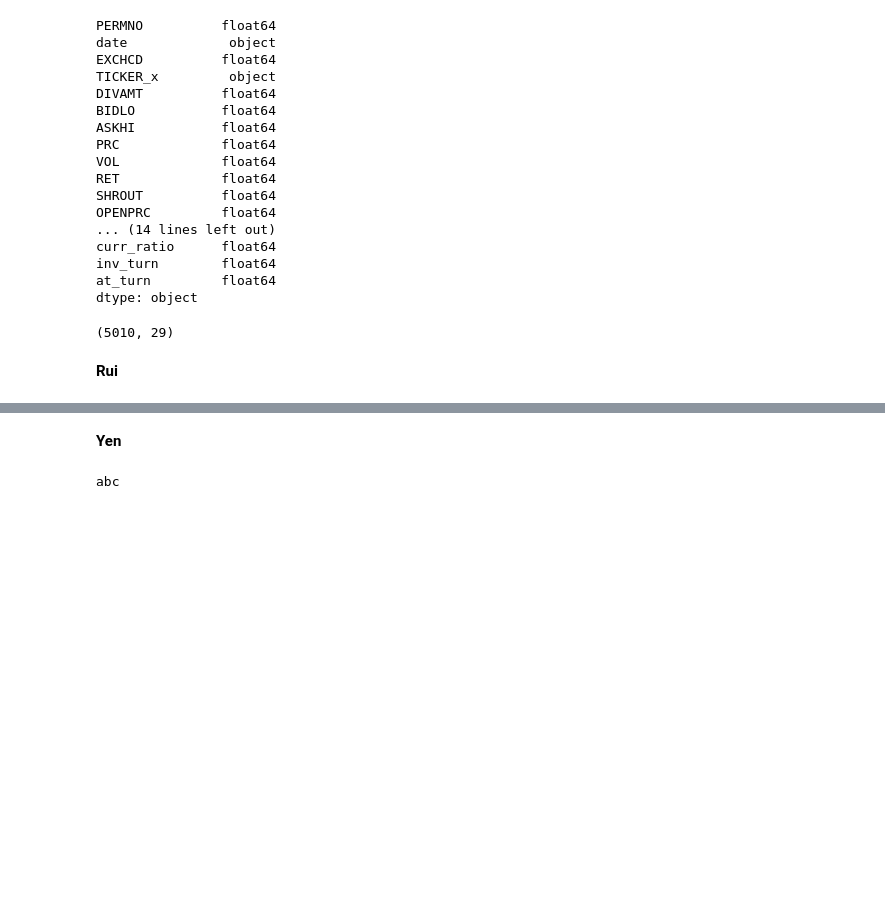
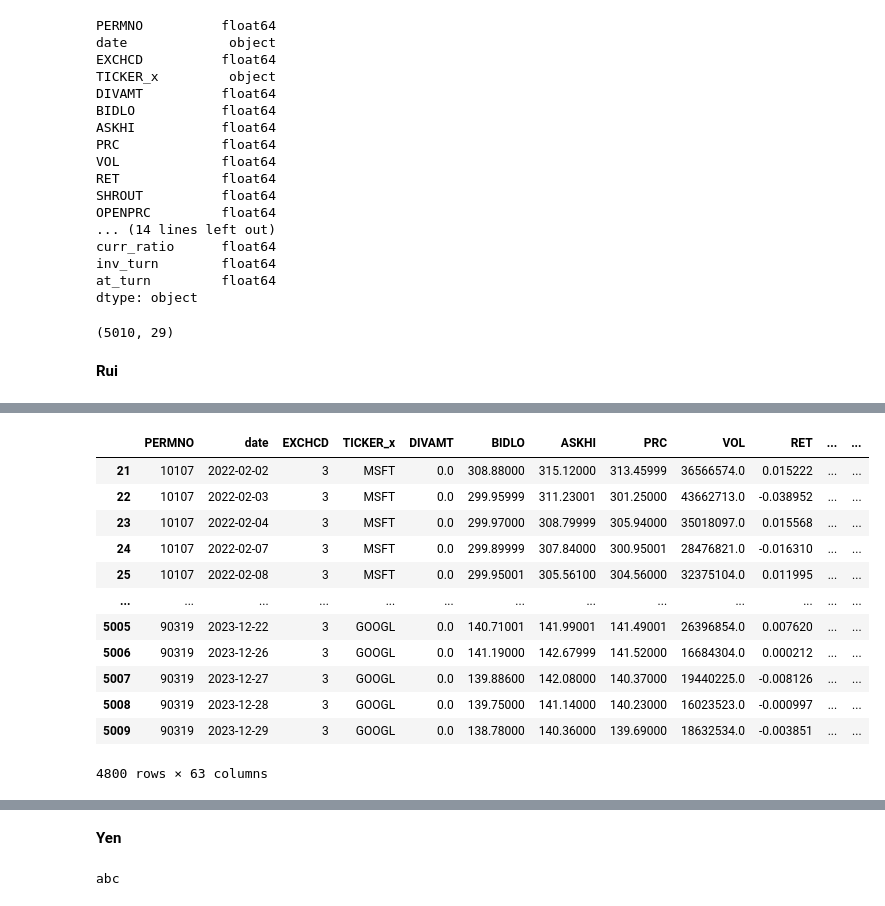
Before and after one commit to kaki1995/BA-stock-portfolio-analysis, a Jupyter notebook: Submission_Project_Codes.ipynb, the cells around one changed output, grey strips where cells are left out. Cells and saved outputs as stored; diff of their text form; code cells hidden in the pictures; blank space fills up the shorter version.

```diff
--- a/Submission_Project_Codes.ipynb
+++ b/Submission_Project_Codes.ipynb
@@ -294,0 +439,18 @@ merged_droped_df.to_csv('Merged_dataset_clean.csv', index=False)
+# %%
+# Drop rows with NaN values due to lagging
+stock_lag1.dropna(inplace=True)
+stock_lag1
+# %% [output]
+|  | PERMNO | date | EXCHCD | TICKER_x | DIVAMT | BIDLO | ASKHI | PRC | VOL | RET | ... | ... |
+| 21 | 10107 | 2022-02-02 | 3 | MSFT | 0.0 | 308.88000 | 315.12000 | 313.45999 | 36566574.0 | 0.015222 | ... | ... |
+| 22 | 10107 | 2022-02-03 | 3 | MSFT | 0.0 | 299.95999 | 311.23001 | 301.25000 | 43662713.0 | -0.038952 | ... | ... |
+| 23 | 10107 | 2022-02-04 | 3 | MSFT | 0.0 | 299.97000 | 308.79999 | 305.94000 | 35018097.0 | 0.015568 | ... | ... |
+| 24 | 10107 | 2022-02-07 | 3 | MSFT | 0.0 | 299.89999 | 307.84000 | 300.95001 | 28476821.0 | -0.016310 | ... | ... |
+| 25 | 10107 | 2022-02-08 | 3 | MSFT | 0.0 | 299.95001 | 305.56100 | 304.56000 | 32375104.0 | 0.011995 | ... | ... |
+| ... | ... | ... | ... | ... | ... | ... | ... | ... | ... | ... | ... | ... |
+| 5005 | 90319 | 2023-12-22 | 3 | GOOGL | 0.0 | 140.71001 | 141.99001 | 141.49001 | 26396854.0 | 0.007620 | ... | ... |
+| 5006 | 90319 | 2023-12-26 | 3 | GOOGL | 0.0 | 141.19000 | 142.67999 | 141.52000 | 16684304.0 | 0.000212 | ... | ... |
+| 5007 | 90319 | 2023-12-27 | 3 | GOOGL | 0.0 | 139.88600 | 142.08000 | 140.37000 | 19440225.0 | -0.008126 | ... | ... |
+| 5008 | 90319 | 2023-12-28 | 3 | GOOGL | 0.0 | 139.75000 | 141.14000 | 140.23000 | 16023523.0 | -0.000997 | ... | ... |
+| 5009 | 90319 | 2023-12-29 | 3 | GOOGL | 0.0 | 138.78000 | 140.36000 | 139.69000 | 18632534.0 | -0.003851 | ... | ... |
+4800 rows × 63 columns
```
Also changed, not shown: parts of 13 cells of this notebook.
